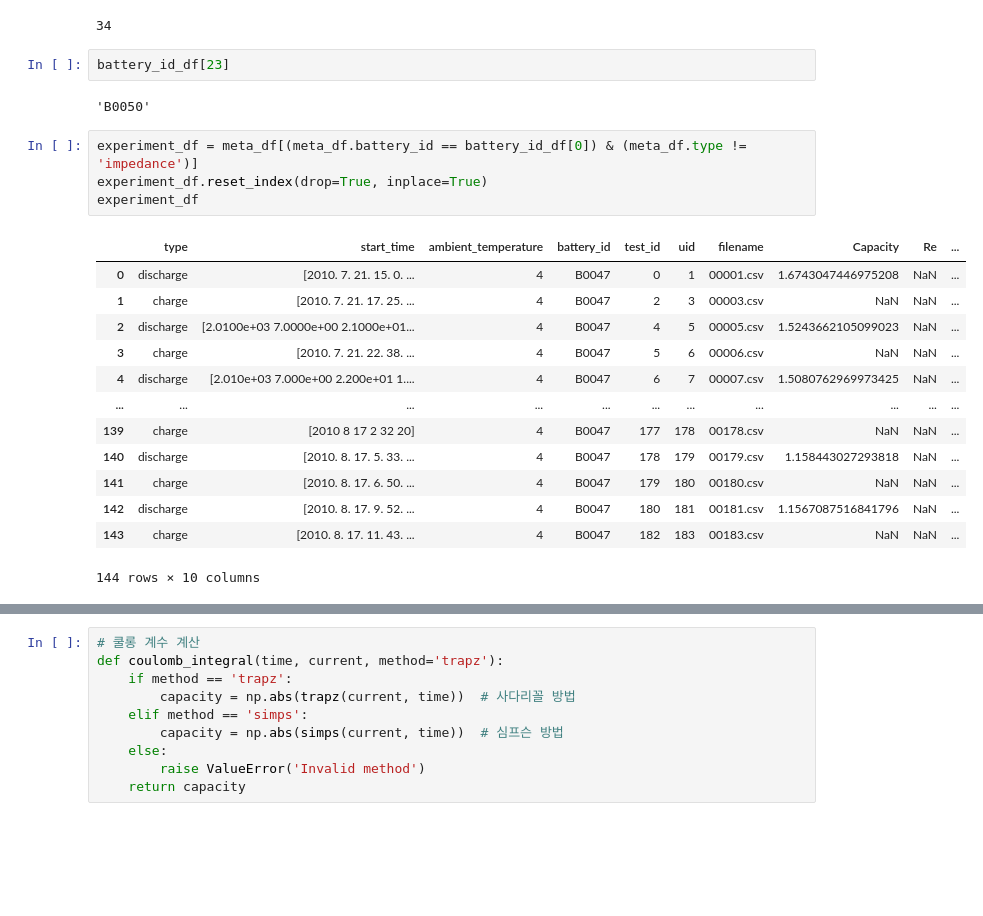
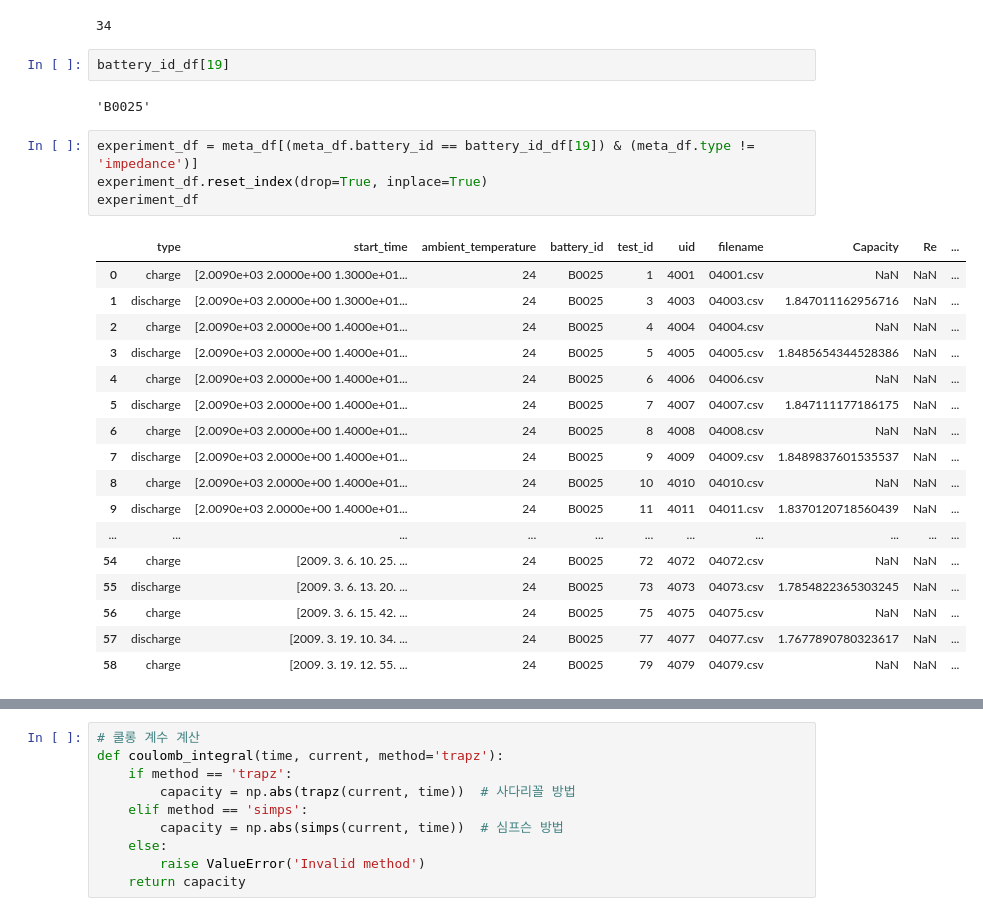
Before and after one commit to SilvianC/Almighty, a Jupyter notebook: data/BMS 데이터 산출.ipynb, the cells around one changed output, grey strips where cells are left out. Drawn from its saved outputs; the diff is of its cells as text; blank space fills up the shorter version.

```diff
--- a/data/BMS 데이터 산출.ipynb
+++ b/data/BMS 데이터 산출.ipynb
@@ -18,24 +18,28 @@ len(battery_id_df)
 # %% [output]
 34
 # %%
-battery_id_df[23]
+battery_id_df[19]
 # %% [output]
-'B0050'
+'B0025'
 # %%
-experiment_df = meta_df[(meta_df.battery_id == battery_id_df[0]) & (meta_df.type != 'impedance')]
+experiment_df = meta_df[(meta_df.battery_id == battery_id_df[19]) & (meta_df.type != 'impedance')]
 experiment_df.reset_index(drop=True, inplace=True)
 experiment_df
 # %% [output]
 |  | type | start_time | ambient_temperature | battery_id | test_id | uid | filename | Capacity | Re | ... |
-| 0 | discharge | [2010. 7. 21. 15. 0. ... | 4 | B0047 | 0 | 1 | 00001.csv | 1.6743047446975208 | NaN | ... |
-| 1 | charge | [2010. 7. 21. 17. 25. ... | 4 | B0047 | 2 | 3 | 00003.csv | NaN | NaN | ... |
-| 2 | discharge | [2.0100e+03 7.0000e+00 2.1000e+01... | 4 | B0047 | 4 | 5 | 00005.csv | 1.5243662105099023 | NaN | ... |
-| 3 | charge | [2010. 7. 21. 22. 38. ... | 4 | B0047 | 5 | 6 | 00006.csv | NaN | NaN | ... |
-| 4 | discharge | [2.010e+03 7.000e+00 2.200e+01 1.... | 4 | B0047 | 6 | 7 | 00007.csv | 1.5080762969973425 | NaN | ... |
+| 0 | charge | [2.0090e+03 2.0000e+00 1.3000e+01... | 24 | B0025 | 1 | 4001 | 04001.csv | NaN | NaN | ... |
+| 1 | discharge | [2.0090e+03 2.0000e+00 1.3000e+01... | 24 | B0025 | 3 | 4003 | 04003.csv | 1.847011162956716 | NaN | ... |
+| 2 | charge | [2.0090e+03 2.0000e+00 1.4000e+01... | 24 | B0025 | 4 | 4004 | 04004.csv | NaN | NaN | ... |
+| 3 | discharge | [2.0090e+03 2.0000e+00 1.4000e+01... | 24 | B0025 | 5 | 4005 | 04005.csv | 1.8485654344528386 | NaN | ... |
+| 4 | charge | [2.0090e+03 2.0000e+00 1.4000e+01... | 24 | B0025 | 6 | 4006 | 04006.csv | NaN | NaN | ... |
+| 5 | discharge | [2.0090e+03 2.0000e+00 1.4000e+01... | 24 | B0025 | 7 | 4007 | 04007.csv | 1.847111177186175 | NaN | ... |
+| 6 | charge | [2.0090e+03 2.0000e+00 1.4000e+01... | 24 | B0025 | 8 | 4008 | 04008.csv | NaN | NaN | ... |
+| 7 | discharge | [2.0090e+03 2.0000e+00 1.4000e+01... | 24 | B0025 | 9 | 4009 | 04009.csv | 1.8489837601535537 | NaN | ... |
+| 8 | charge | [2.0090e+03 2.0000e+00 1.4000e+01... | 24 | B0025 | 10 | 4010 | 04010.csv | NaN | NaN | ... |
+| 9 | discharge | [2.0090e+03 2.0000e+00 1.4000e+01... | 24 | B0025 | 11 | 4011 | 04011.csv | 1.8370120718560439 | NaN | ... |
 | ... | ... | ... | ... | ... | ... | ... | ... | ... | ... | ... |
-| 139 | charge | [2010 8 17 2 32 20] | 4 | B0047 | 177 | 178 | 00178.csv | NaN | NaN | ... |
-| 140 | discharge | [2010. 8. 17. 5. 33. ... | 4 | B0047 | 178 | 179 | 00179.csv | 1.158443027293818 | NaN | ... |
-| 141 | charge | [2010. 8. 17. 6. 50. ... | 4 | B0047 | 179 | 180 | 00180.csv | NaN | NaN | ... |
-| 142 | discharge | [2010. 8. 17. 9. 52. ... | 4 | B0047 | 180 | 181 | 00181.csv | 1.1567087516841796 | NaN | ... |
-| 143 | charge | [2010. 8. 17. 11. 43. ... | 4 | B0047 | 182 | 183 | 00183.csv | NaN | NaN | ... |
+| 54 | charge | [2009. 3. 6. 10. 25. ... | 24 | B0025 | 72 | 4072 | 04072.csv | NaN | NaN | ... |
+| 55 | discharge | [2009. 3. 6. 13. 20. ... | 24 | B0025 | 73 | 4073 | 04073.csv | 1.7854822365303245 | NaN | ... |
+| 56 | charge | [2009. 3. 6. 15. 42. ... | 24 | B0025 | 75 | 4075 | 04075.csv | NaN | NaN | ... |
+| 57 | discharge | [2009. 3. 19. 10. 34. ... | 24 | B0025 | 77 | 4077 | 04077.csv | 1.7677890780323617 | NaN | ... |
+| 58 | charge | [2009. 3. 19. 12. 55. ... | 24 | B0025 | 79 | 4079 | 04079.csv | NaN | NaN | ... |
-144 rows × 10 columns
```
Also changed, not shown: parts of 5 cells of this notebook, 7 other files.
